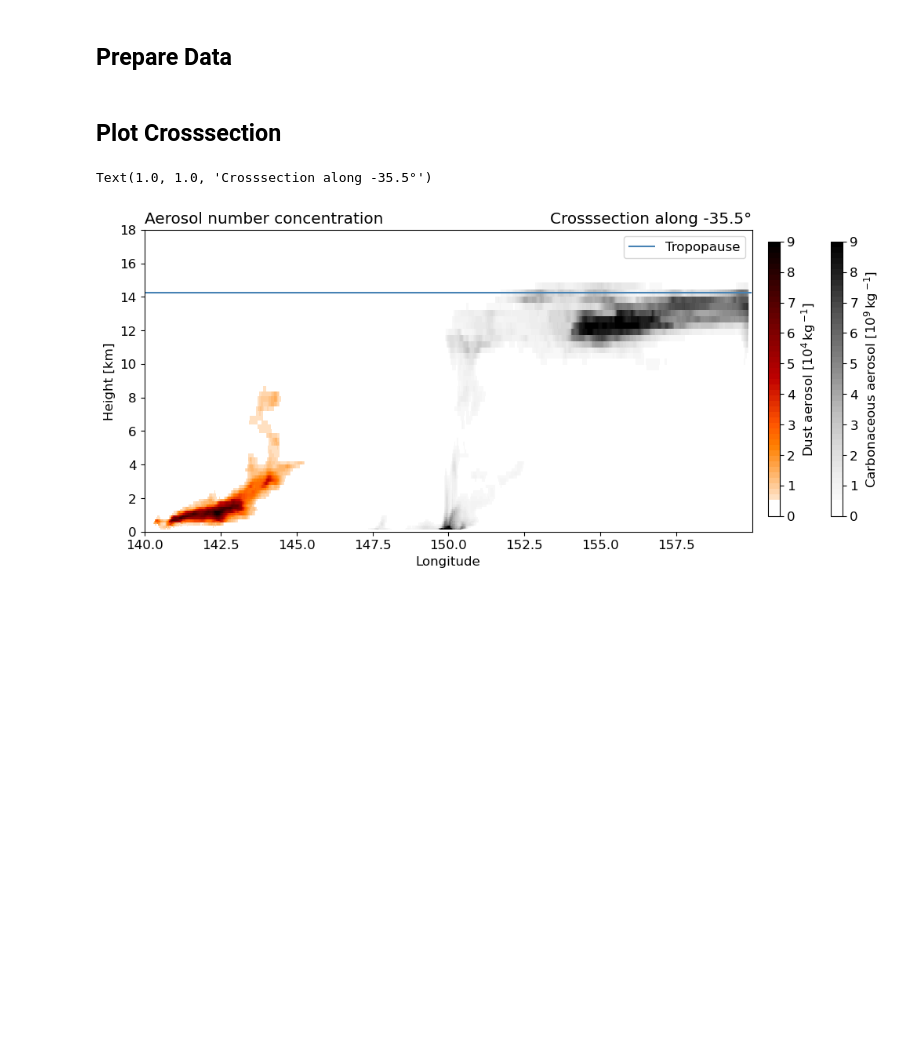
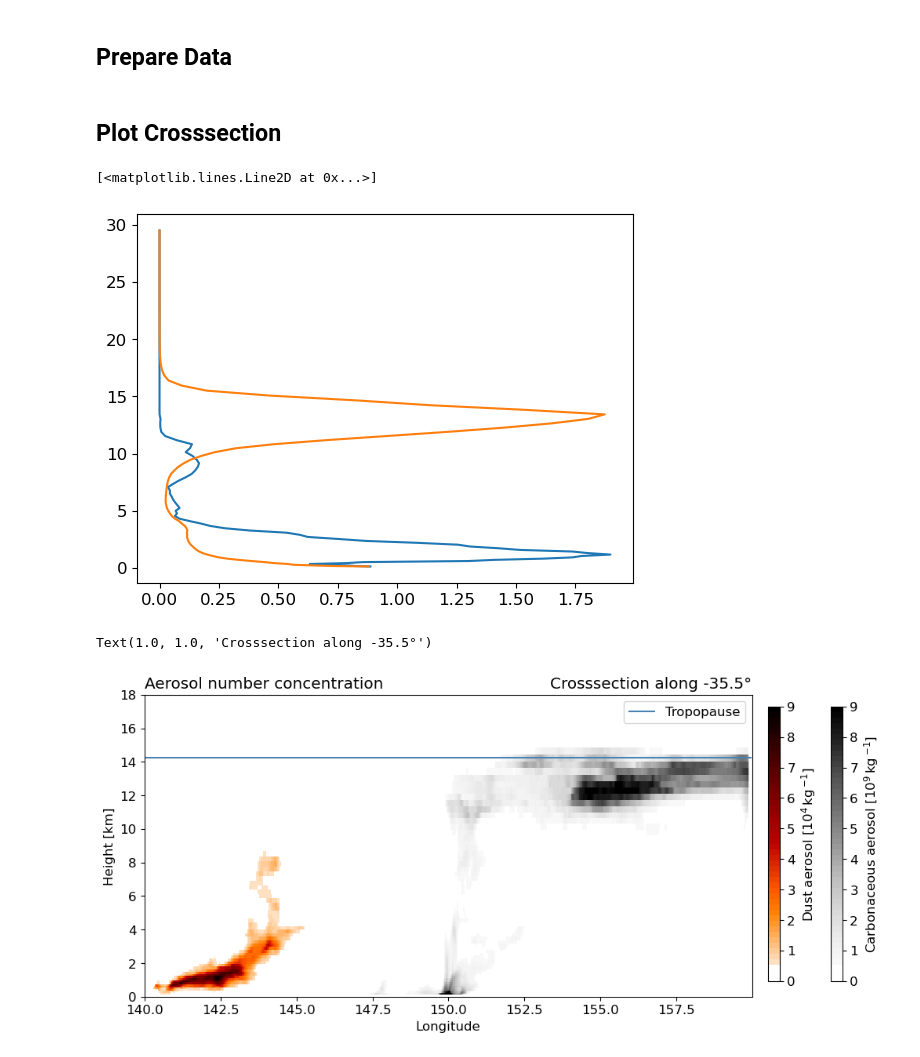
Before and after one commit to MuellerJason/hamlite-lam-fire-plots, a Jupyter notebook: fig_aus_crosssec.ipynb, the cells around one changed output. Cells and saved outputs as stored; diff of their text form; code cells hidden in the pictures; blank space fills up the shorter version.

```diff
--- a/fig_aus_crosssec.ipynb
+++ b/fig_aus_crosssec.ipynb
@@ -87,6 +91,18 @@ ca_sec = ca.isel(time = time).sel(lat = slice(center_lat - dlat, center_lat + dl
 # Alternative: Transect in a single latitude line
 #dust_sec = dust.isel(time = time).sel(lat = center_lat, method = "nearest")*1e-4
 #ca_sec = ca.isel(time = time).sel(lat = center_lat, method = "nearest")*1e-9
+# %%
+# Some Settings for the domain - mean - plot
+dust_scaling_factor = 1e-3
+ca_scaling_factor = 1e-9
+dust_mean = dust.isel(time = time).mean(("lat", "lon"))*dust_scaling_factor
+ca_mean = ca.isel(time = time).mean(("lat", "lon"))* ca_scaling_factor
+# %%
+plt.plot(dust_mean, h)
+plt.plot(ca_mean, h)
+# %% [output]
+[<matplotlib.lines.Line2D at 0x...>]
+[figure, added]
 # %%
 fig, ax = plt.subplots(figsize = (10,5))
 
```
Also changed, not shown: parts of 4 cells of this notebook, 1 other file.
